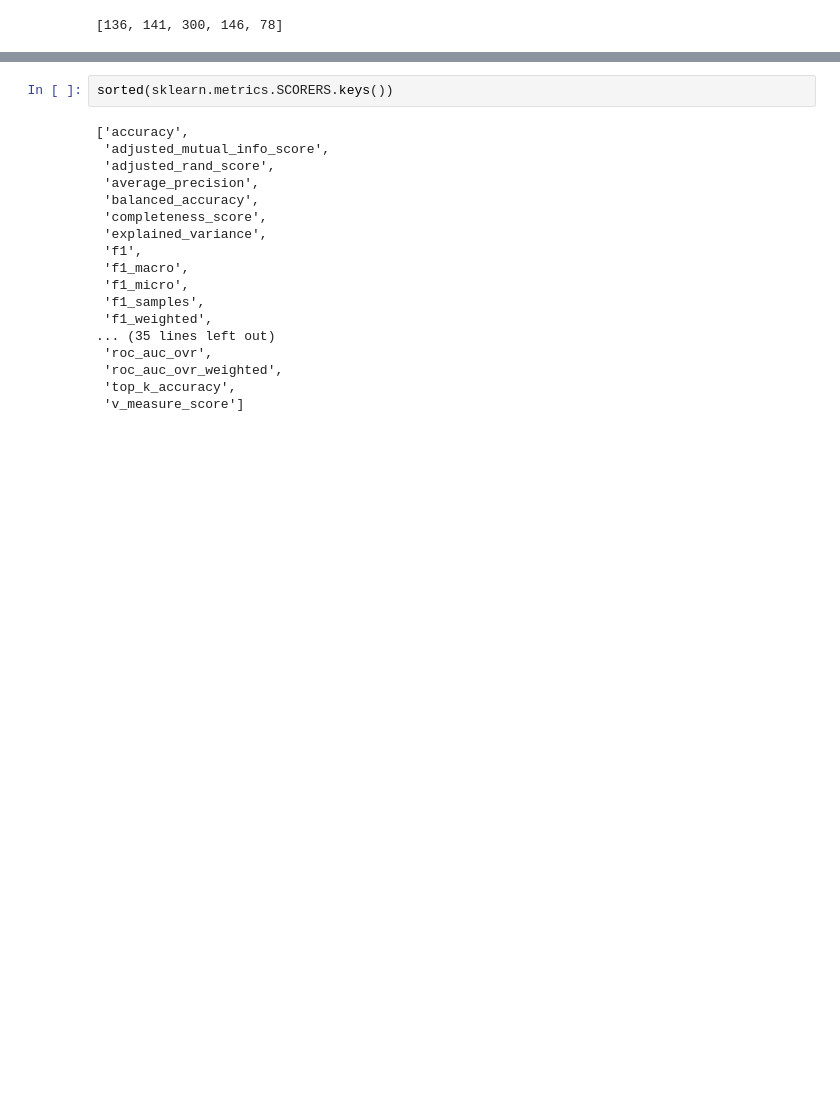
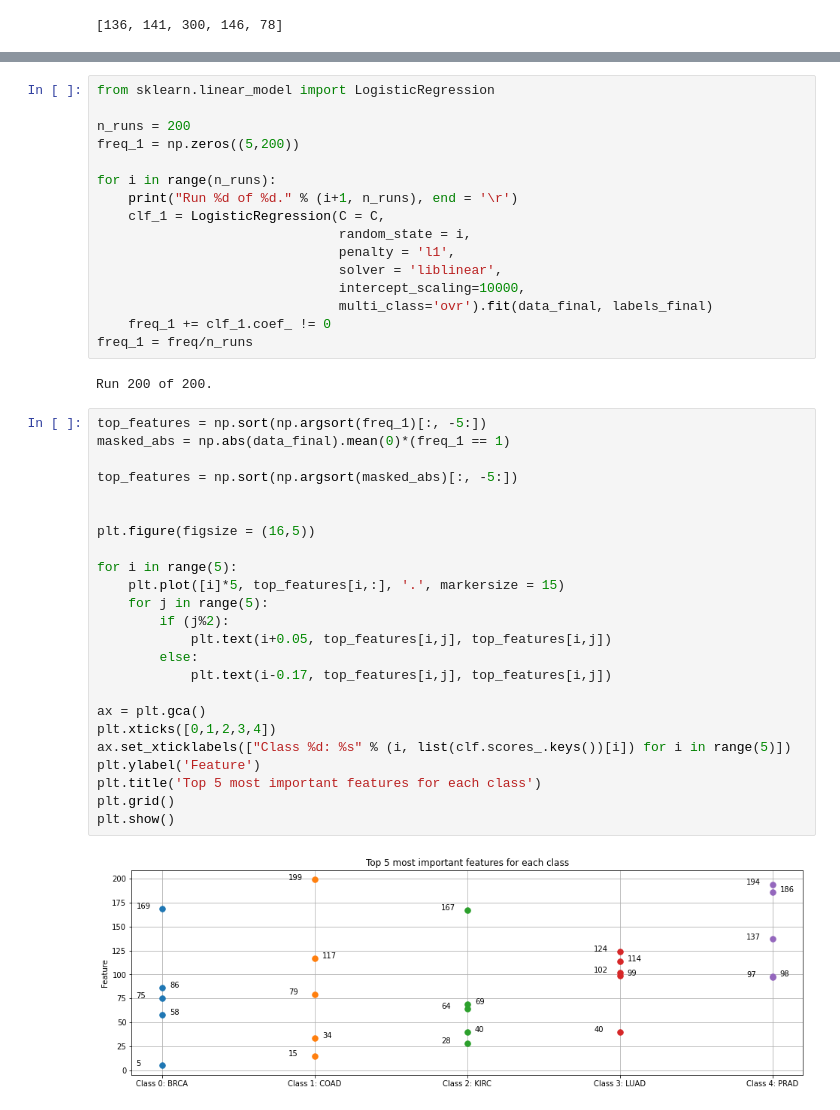
Before and after one commit to dtonderski/statistical_learning_for_big_data, a Jupyter notebook: Homework_3/P3_David.ipynb, the cells around one changed output, grey strips where cells are left out. Cells and saved outputs as stored; diff of their text form; blank space fills up the shorter version.

```diff
--- a/Homework_3/P3_David.ipynb
+++ b/Homework_3/P3_David.ipynb
@@ -70,20 +100,44 @@ clf.scores_
-# %%
-sorted(sklearn.metrics.SCORERS.keys())
-# %% [output]
-['accuracy',
- 'adjusted_mutual_info_score',
- 'adjusted_rand_score',
- 'average_precision',
- 'balanced_accuracy',
- 'completeness_score',
- 'explained_variance',
- 'f1',
- 'f1_macro',
- 'f1_micro',
- 'f1_samples',
- 'f1_weighted',
-... (35 lines left out)
- 'roc_auc_ovr',
- 'roc_auc_ovr_weighted',
- 'top_k_accuracy',
- 'v_measure_score']
+# %%
+from sklearn.linear_model import LogisticRegression
+
+n_runs = 200
+freq_1 = np.zeros((5,200))
+
+for i in range(n_runs):
+    print("Run %d of %d." % (i+1, n_runs), end = '\r')
+    clf_1 = LogisticRegression(C = C,
+                               random_state = i,
+                               penalty = 'l1',
+                               solver = 'liblinear',
+                               intercept_scaling=10000,
+                               multi_class='ovr').fit(data_final, labels_final)
+    freq_1 += clf_1.coef_ != 0
+freq_1 = freq/n_runs
+# %% [output]
+Run 200 of 200.
+# %%
+top_features = np.sort(np.argsort(freq_1)[:, -5:])
+masked_abs = np.abs(data_final).mean(0)*(freq_1 == 1)
+
+top_features = np.sort(np.argsort(masked_abs)[:, -5:])
+
+
+plt.figure(figsize = (16,5))
+
+for i in range(5):
+    plt.plot([i]*5, top_features[i,:], '.', markersize = 15)
+    for j in range(5):
+        if (j%2):
+            plt.text(i+0.05, top_features[i,j], top_features[i,j])
+        else:
+            plt.text(i-0.17, top_features[i,j], top_features[i,j])
+
+ax = plt.gca()
+plt.xticks([0,1,2,3,4])
+ax.set_xticklabels(["Class %d: %s" % (i, list(clf.scores_.keys())[i]) for i in range(5)])
+plt.ylabel('Feature')
+plt.title('Top 5 most important features for each class')
+plt.grid()
+plt.show()
+# %% [output]
+[figure, added]
```
Also changed, not shown: parts of 7 cells of this notebook, 5 other files.
